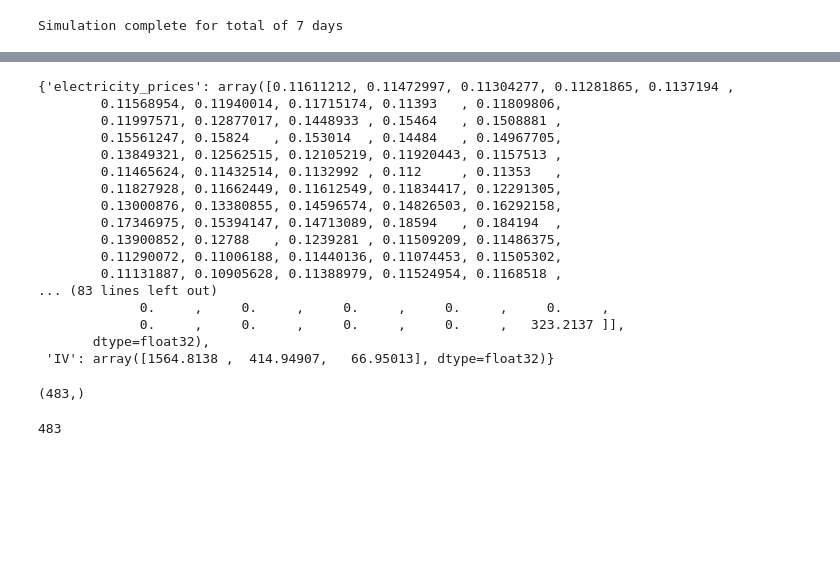
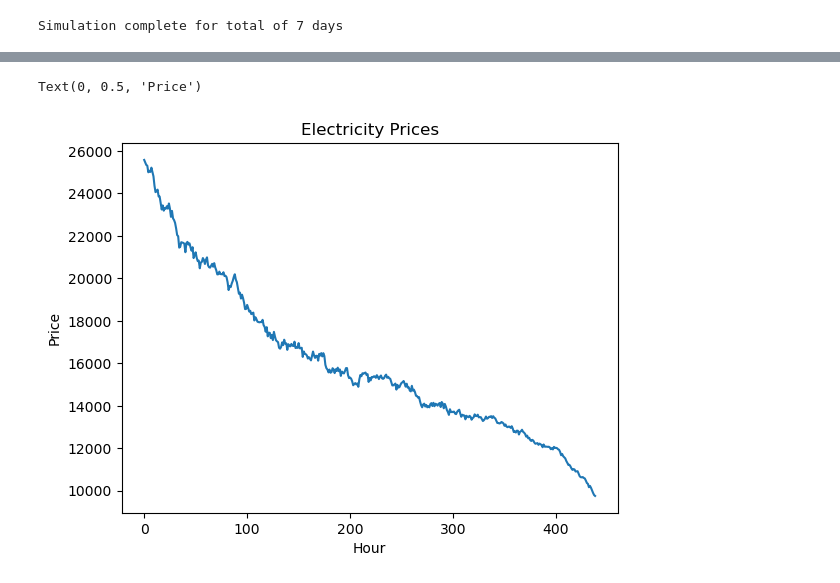
Before and after one commit to li-group/SafeOR-Gym, a Jupyter notebook: Air Separation Unit/run_main.ipynb, the cells around one changed output, grey strips where cells are left out. Cells and saved outputs as stored; diff of their text form; code cells hidden in the pictures; blank space fills up the shorter version.

```diff
--- a/Air Separation Unit/run_main.ipynb
+++ b/Air Separation Unit/run_main.ipynb
@@ -94,20 +92,0 @@ print(opt_reward)
-# %%
-state
-# %% [output]
-{'electricity_prices': array([0.11611212, 0.11472997, 0.11304277, 0.11281865, 0.1137194 ,
-        0.11568954, 0.11940014, 0.11715174, 0.11393   , 0.11809806,
-        0.11997571, 0.12877017, 0.1448933 , 0.15464   , 0.1508881 ,
-        0.15561247, 0.15824   , 0.153014  , 0.14484   , 0.14967705,
-        0.13849321, 0.12562515, 0.12105219, 0.11920443, 0.1157513 ,
-        0.11465624, 0.11432514, 0.1132992 , 0.112     , 0.11353   ,
-        0.11827928, 0.11662449, 0.11612549, 0.11834417, 0.12291305,
-        0.13000876, 0.13380855, 0.14596574, 0.14826503, 0.16292158,
-        0.17346975, 0.15394147, 0.14713089, 0.18594   , 0.184194  ,
-        0.13900852, 0.12788   , 0.1239281 , 0.11509209, 0.11486375,
-        0.11290072, 0.11006188, 0.11440136, 0.11074453, 0.11505302,
-        0.11131887, 0.10905628, 0.11388979, 0.11524954, 0.1168518 ,
-... (83 lines left out)
-             0.     ,     0.     ,     0.     ,     0.     ,     0.     ,
-             0.     ,     0.     ,     0.     ,     0.     ,   323.2137 ]],
-       dtype=float32),
- 'IV': array([1564.8138 ,  414.94907,   66.95013], dtype=float32)}
@@ -127,9 +92,0 @@ def encode_observation(state):
-# %%
-flatt_state = encode_observation(state)
-print(flatt_state.shape)
-# %% [output]
-(483,)
-# %%
-24*5 + 24*3*5 + 3
-# %% [output]
-483
@@ -135,0 +96,9 @@ print(flatt_state.shape)
+# %%
+
+plt.plot(x)
+plt.title('Electricity Prices')
+plt.xlabel('Hour')
+plt.ylabel('Price')
+# %% [output]
+Text(0, 0.5, 'Price')
+[figure, added]
```
Also changed, not shown: parts of 4 cells of this notebook, 2 other files.
